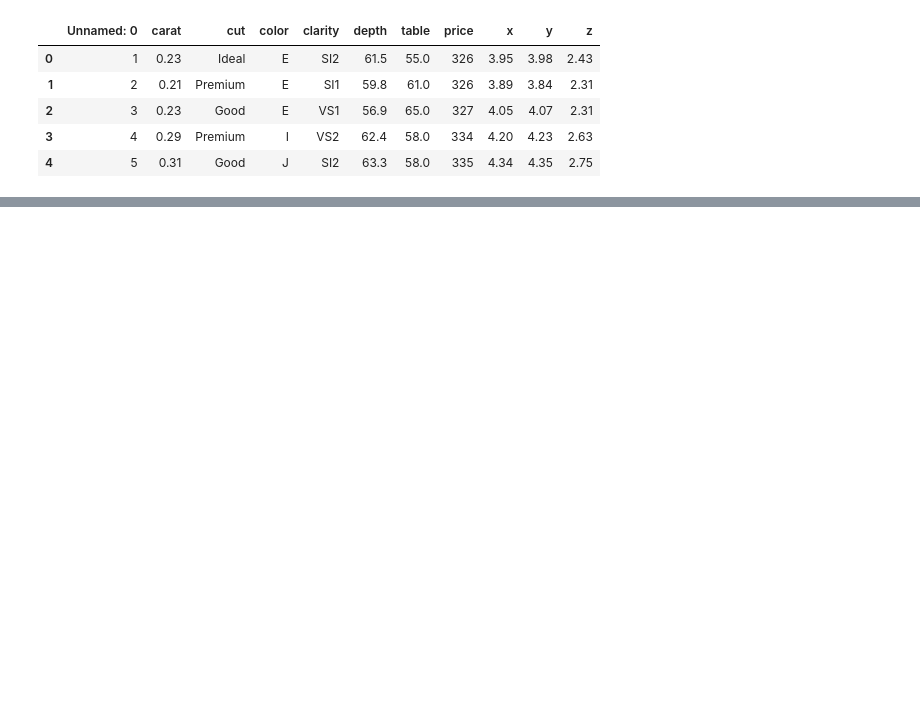
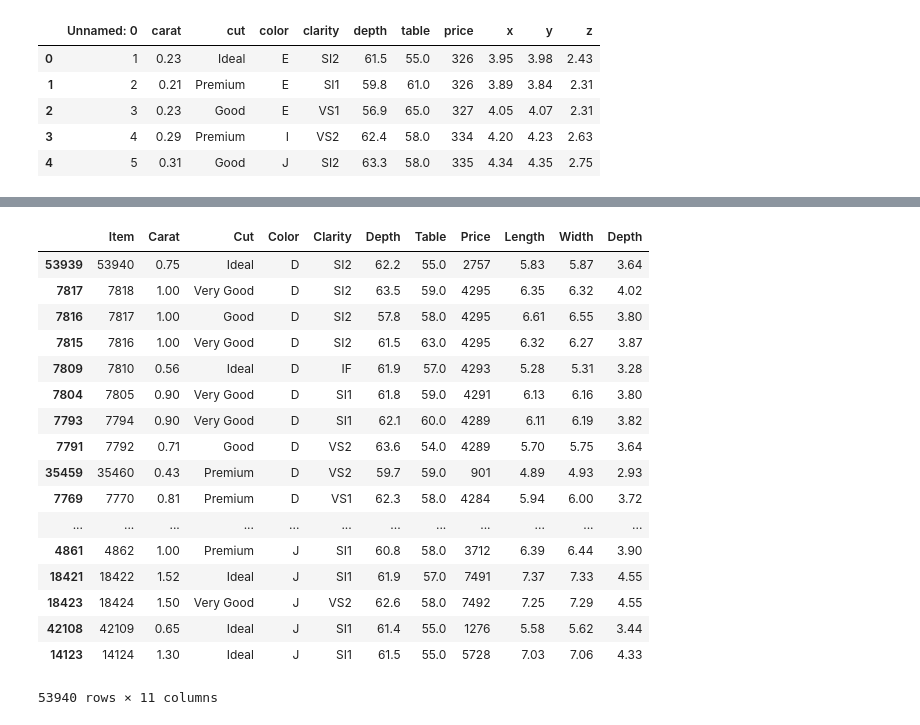
Before and after one commit to fitzp68/DataAnalystics-Boot-Camp-Project-1, a Jupyter notebook: Project 1.ipynb, the cells around one changed output, grey strips where cells are left out. Drawn from its saved outputs; the diff is of its cells as text; code cells hidden in the pictures; blank space fills up the shorter version.

```diff
--- a/Project 1.ipynb
+++ b/Project 1.ipynb
@@ -15,0 +30,3 @@ ShinyDiamonds_df.head()
+# %%
+ShinyDiamonds_df.columns = ['Item', 'Carat', 'Cut', 'Color', 'Clarity', 'Depth', 'Table', 'Price', 'Length', 'Width', 'Depth']
+ShinyDiamonds_df.head()
@@ -15,0 +40,21 @@ ShinyDiamonds_df.head()
+# %%
+ShinyDiamonds_df.sort_values('Color')
+# %% [output]
+|  | Item | Carat | Cut | Color | Clarity | Depth | Table | Price | Length | Width | Depth |
+| 53939 | 53940 | 0.75 | Ideal | D | SI2 | 62.2 | 55.0 | 2757 | 5.83 | 5.87 | 3.64 |
+| 7817 | 7818 | 1.00 | Very Good | D | SI2 | 63.5 | 59.0 | 4295 | 6.35 | 6.32 | 4.02 |
+| 7816 | 7817 | 1.00 | Good | D | SI2 | 57.8 | 58.0 | 4295 | 6.61 | 6.55 | 3.80 |
+| 7815 | 7816 | 1.00 | Very Good | D | SI2 | 61.5 | 63.0 | 4295 | 6.32 | 6.27 | 3.87 |
+| 7809 | 7810 | 0.56 | Ideal | D | IF | 61.9 | 57.0 | 4293 | 5.28 | 5.31 | 3.28 |
+| 7804 | 7805 | 0.90 | Very Good | D | SI1 | 61.8 | 59.0 | 4291 | 6.13 | 6.16 | 3.80 |
+| 7793 | 7794 | 0.90 | Very Good | D | SI1 | 62.1 | 60.0 | 4289 | 6.11 | 6.19 | 3.82 |
+| 7791 | 7792 | 0.71 | Good | D | VS2 | 63.6 | 54.0 | 4289 | 5.70 | 5.75 | 3.64 |
+| 35459 | 35460 | 0.43 | Premium | D | VS2 | 59.7 | 59.0 | 901 | 4.89 | 4.93 | 2.93 |
+| 7769 | 7770 | 0.81 | Premium | D | VS1 | 62.3 | 58.0 | 4284 | 5.94 | 6.00 | 3.72 |
+| ... | ... | ... | ... | ... | ... | ... | ... | ... | ... | ... | ... |
+| 4861 | 4862 | 1.00 | Premium | J | SI1 | 60.8 | 58.0 | 3712 | 6.39 | 6.44 | 3.90 |
+| 18421 | 18422 | 1.52 | Ideal | J | SI1 | 61.9 | 57.0 | 7491 | 7.37 | 7.33 | 4.55 |
+| 18423 | 18424 | 1.50 | Very Good | J | VS2 | 62.6 | 58.0 | 7492 | 7.25 | 7.29 | 4.55 |
+| 42108 | 42109 | 0.65 | Ideal | J | SI1 | 61.4 | 55.0 | 1276 | 5.58 | 5.62 | 3.44 |
+| 14123 | 14124 | 1.30 | Ideal | J | SI1 | 61.5 | 55.0 | 5728 | 7.03 | 7.06 | 4.33 |
+53940 rows × 11 columns
```
Also changed, not shown: parts of 9 cells of this notebook.
